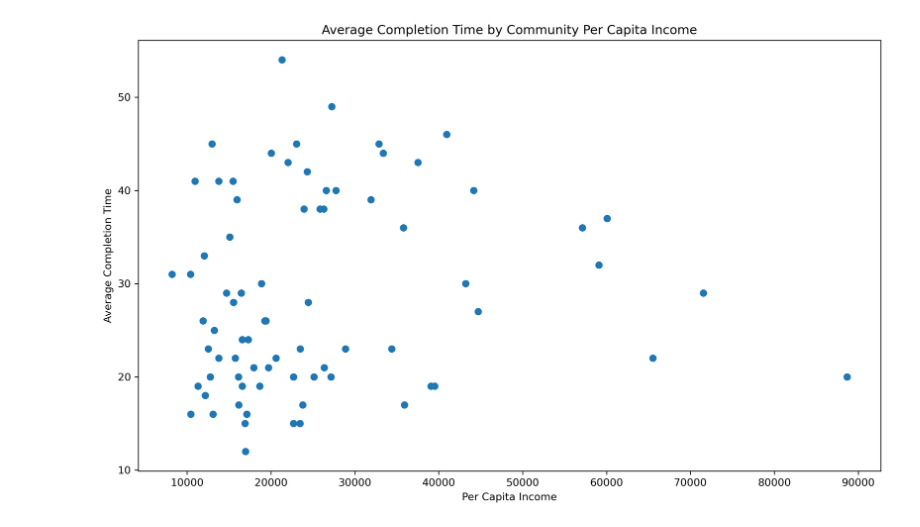
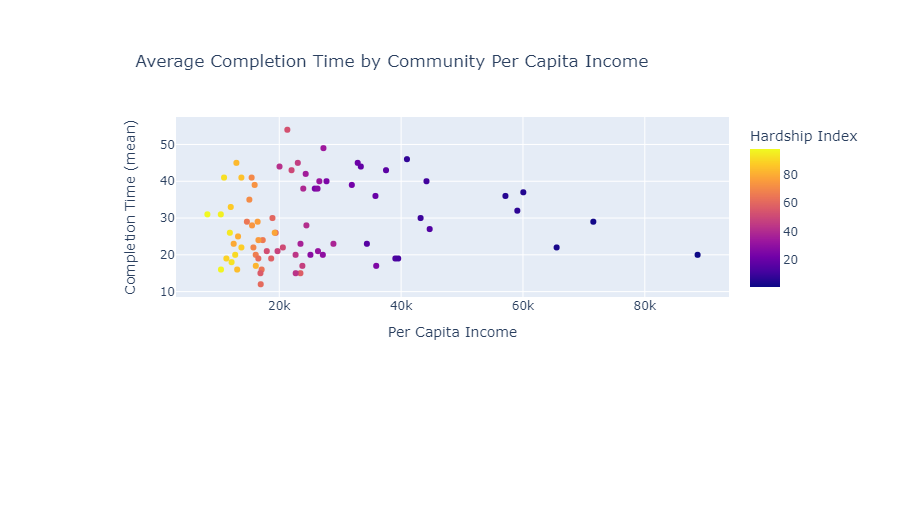
Before and after one commit to csridlen/Python-Project-1, a Jupyter notebook: code/census-pot.ipynb, the cells around one changed output. Drawn from its saved outputs; the diff is of its cells as text; code cells hidden in the pictures; blank space fills up the shorter version.

```diff
--- a/code/census-pot.ipynb
+++ b/code/census-pot.ipynb
@@ -84,18 +93,19 @@ working_data['Community Area'] = working_data['Community Area'].astype('category
 # %% [output]
 [interactive output not drawn]
 # %%
-fig = plt.figure(figsize=(16 / 1.5, 10 / 1.5), dpi=300)
-plt.scatter(working_data["Per Capita Income"], working_data["Completion Time"])
-plt.title("Average Completion Time by Community Per Capita Income")
-plt.xlabel("Per Capita Income")
-plt.ylabel("Average Completion Time")
-plt.show()
+fig = px.scatter(x = working_data["Per Capita Income"], y = working_data["Completion Time"],
+                 color = working_data['Hardship Index'],
+                title = "Average Completion Time by Community Per Capita Income",
+                labels = {
+                "x": "Per Capita Income",
+                "y": "Completion Time (mean)",
+                "color": "Hardship Index"})
+fig.show()
 
 # Save to artifacts
-scatter_fig = fig.get_figure()
-scatter_fig.savefig("artifacts/income_scatter.png")
+fig.write_image("artifacts/income_scatter.png", scale = 3, engine = 'kaleido')
 # %% [output]
-[figure, old version]
+[figure, new version]
 [interactive output not drawn]
 # %%
 # What is the per capita income of commmunities with top 5 longest completion times?
```
Also changed, not shown: parts of 5 cells of this notebook, 2 other files.
